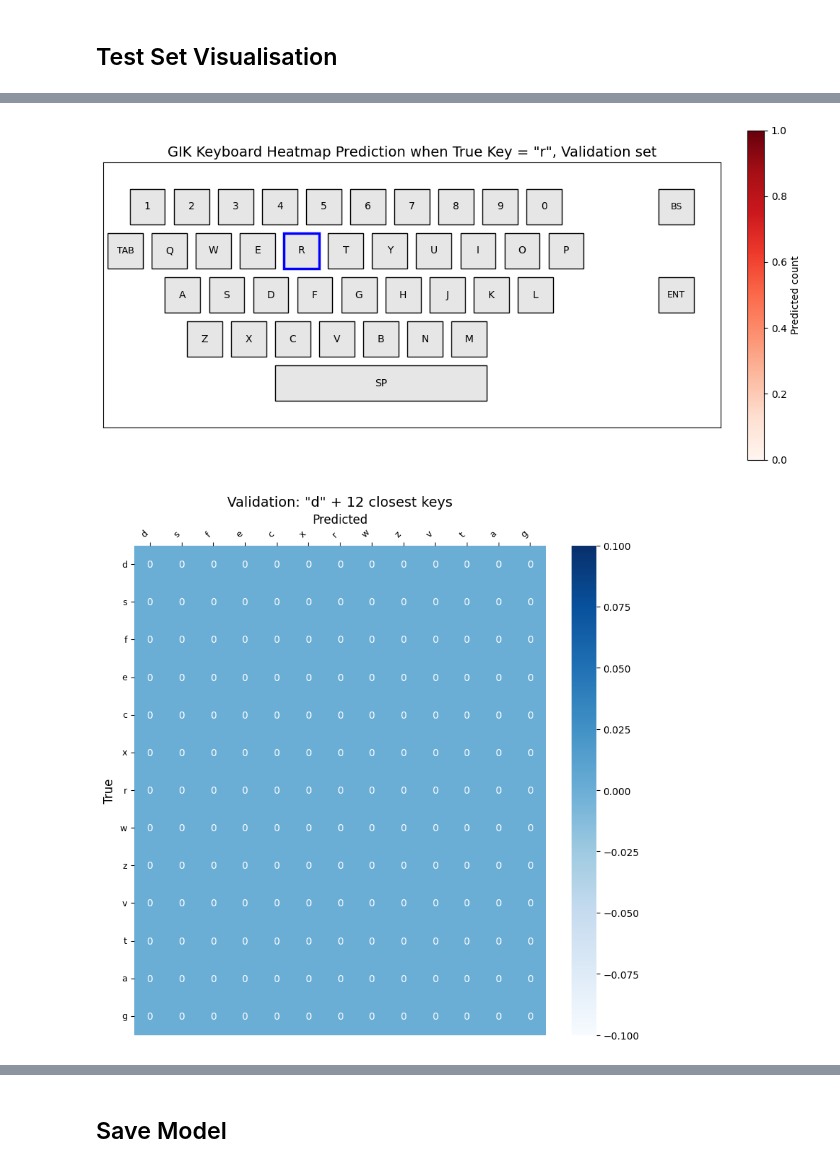
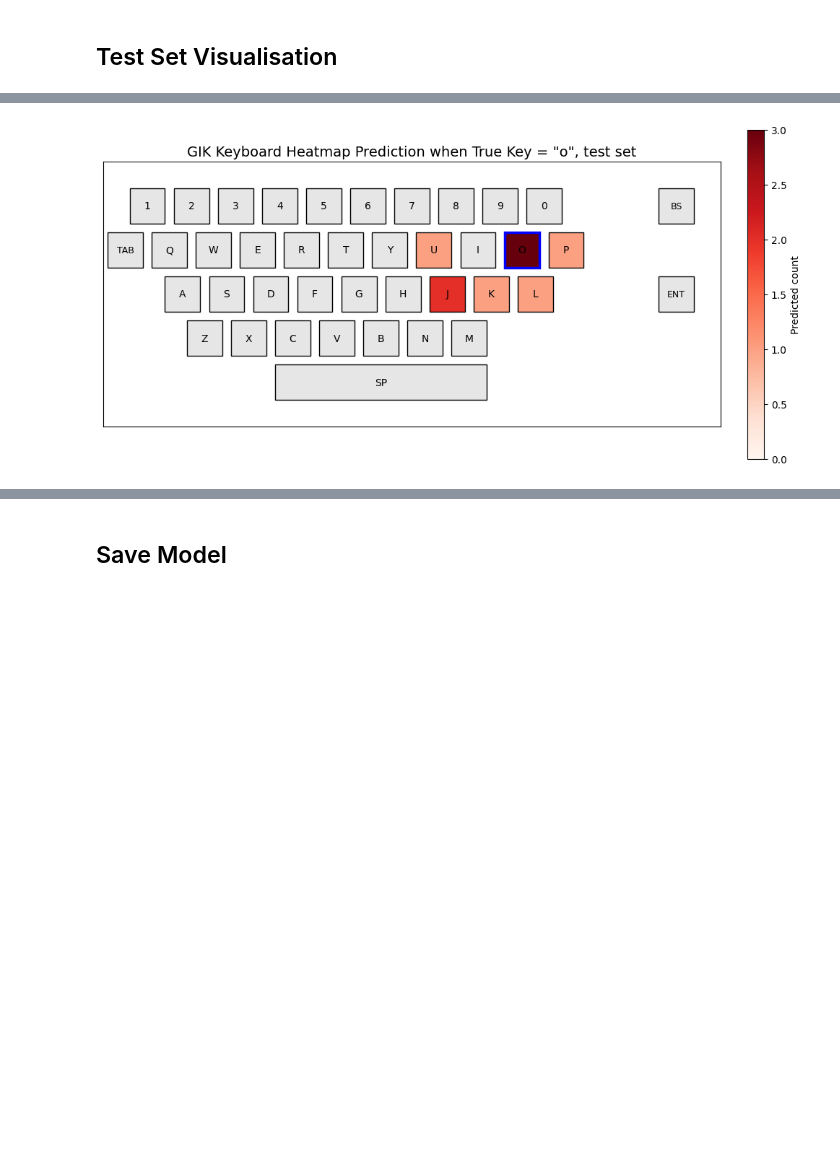
Before and after one commit to Perceptron-GIK/perceptron-gik, a Jupyter notebook: train_model.ipynb, the cells around one changed output, grey strips where cells are left out. Drawn from its saved outputs; the diff is of its cells as text; code cells hidden in the pictures; blank space fills up the shorter version.

```diff
--- a/train_model.ipynb
+++ b/train_model.ipynb
@@ -43,18 +43,28 @@ PROCESSED_DATA_PATH = os.path.join(DATA_DIR, "processed_dataset.pt")
 
 # Training config - OPTIMIZED (best: LSTM + Focal Loss ~37% test acc)
 CONFIG = {
+    # PRE-PROCESSING ARGS
     'max_seq_length': 10,
-    'hidden_dim': 128,
-    'num_layers': 2,
-    'dropout': 0.7,  # Increased for regularization
-    'batch_size': 128,
+
+    # GIK Model WRAPPER ARGS (Input Projection Layer + Classification Head)
+    'hidden_dim_classification_head': 64,
+    'num_layers': 1,
+    'dropout': 0.3,  # Increased for regularization
+
+    # TRAINER ARGS
+    'batch_size': 64,
     'learning_rate': 5e-4,
     'weight_decay': 1e-3,  # L2 regularization
-    'epochs': 100,
-    'early_stopping': 100,
+    'epochs': 200,
+    'early_stopping': 30,
+
+    # INNER MODEL ARGS
     # Model: 'lstm' (best) | 'transformer' | 'attention_lstm' | 'gru' | 'rnn' | 'cnn'
-    'model_type': 'attention_lstm',
-    'bidirectional': True,  # For LSTM/GRU
+    'model_type': 'lstm',
+    'hidden_dim_inner_model': 128,
+    'inner_model_prams': {'bidirectional' : True, 'dropout' : 0.5, 'num_layers' : 2},
+
+    # LOSS Function ARGS
     'loss': FocalLoss,  # Handles class imbalance
     'loss_params': {"gamma" : 2.0},
 }
@@ -137,9 +147,11 @@ print(f"Dataset: {len(dataset)} samples | Input dim: {dataset.input_dim}")
 model = create_model_auto_input_dim(
     dataset,
     model_type=CONFIG['model_type'],
-    hidden_dim=CONFIG['hidden_dim'],
-    num_layers=CONFIG['num_layers'],
-    dropout=CONFIG['dropout'],
+    hidden_dim_inner_model=CONFIG['hidden_dim_inner_model'],
+    hidden_dim_classification_head=CONFIG['hidden_dim_classification_head'],
+    no_layers_classification_head=CONFIG['num_layers'],
+    dropout_inner_layers=CONFIG['dropout'],
+    inner_model_kwargs=CONFIG['inner_model_prams']
 )
 
 # Print model architecture
@@ -681,15 +690,14 @@ neighbours_l, cm_l = plot_anchor_with_closest_neighbours(cm_orig, 'l', 'Test', k
 # %%
 cm_orig_val = compute_confusion_matrix_40x40(trainer.val_dataset, model, DEVICE)
 
 #plot_confusion_matrix_40x40(cm_orig, 'Test')
 
-plot_virtual_keyboard_heatmap(cm_orig_val, 'r', 'Validation')
+plot_virtual_keyboard_heatmap(cm_orig_val, 'o', 'test')
 
-neighbours_a_val, cm_a_val = plot_anchor_with_closest_neighbours(cm_orig_val, 'd', 'Validation', k_neighbours=12)
+# neighbours_a_val, cm_a_val = plot_anchor_with_closest_neighbours(cm_orig_val, 'd', 'Validation', k_neighbours=12)
 
-neighbours_g_val, cm_g_val = plot_anchor_with_closest_neighbours(cm_orig_val, 'g', 'Validation', k_neighbours=20)
+# neighbours_g_val, cm_g_val = plot_anchor_with_closest_neighbours(cm_orig_val, 'g', 'Validation', k_neighbours=20)
 
-neighbours_l_val, cm_l_val = plot_anchor_with_closest_neighbours(cm_orig_val, 'l', 'Validation', k_neighbours=13)
+# neighbours_l_val, cm_l_val = plot_anchor_with_closest_neighbours(cm_orig_val, 'l', 'Validation', k_neighbours=13)
 # %% [output]
-[figure, old version]
+[figure, new version]
-[figure, removed]
```
Also changed, not shown: parts of 7 cells of this notebook, 1 other file.
